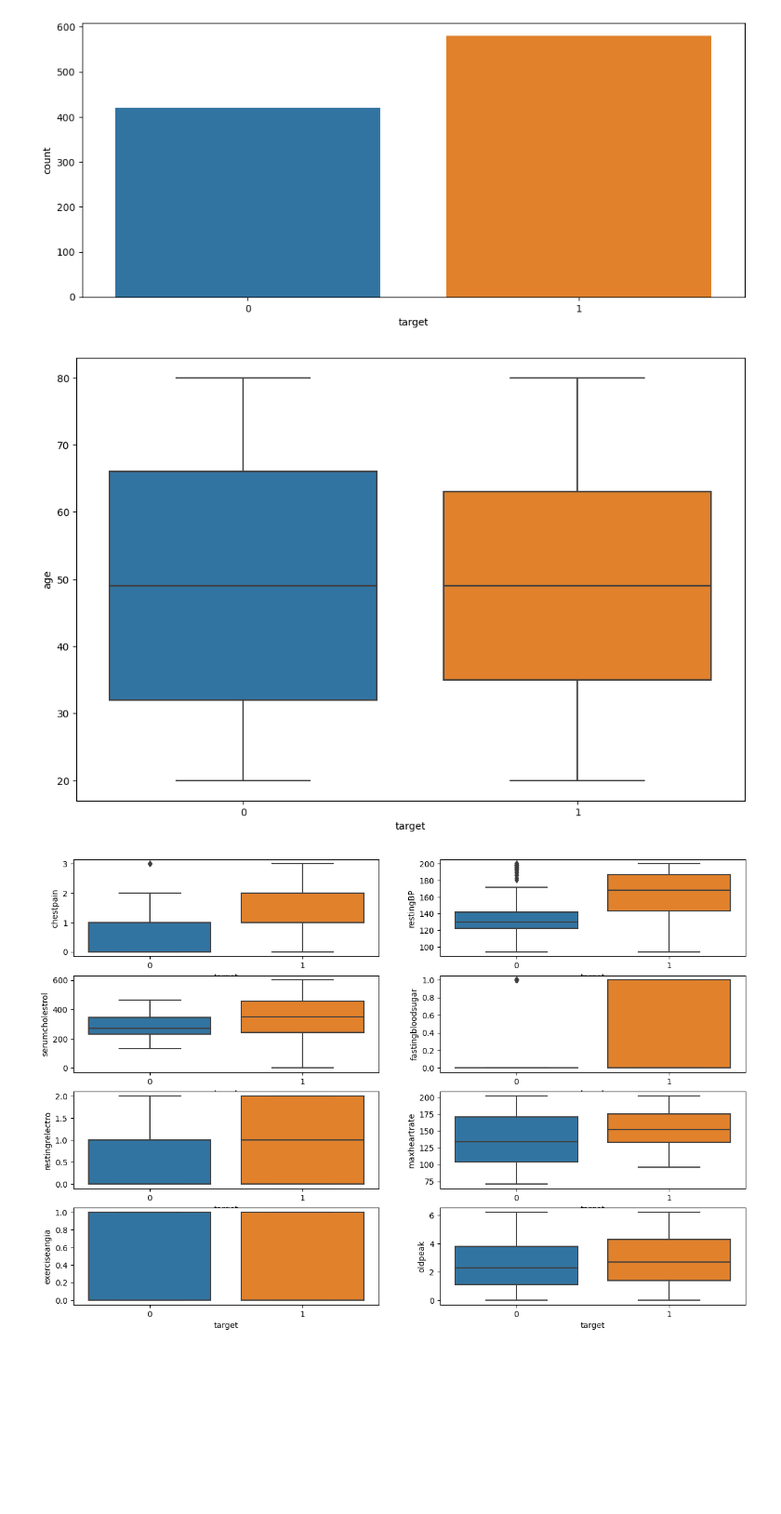
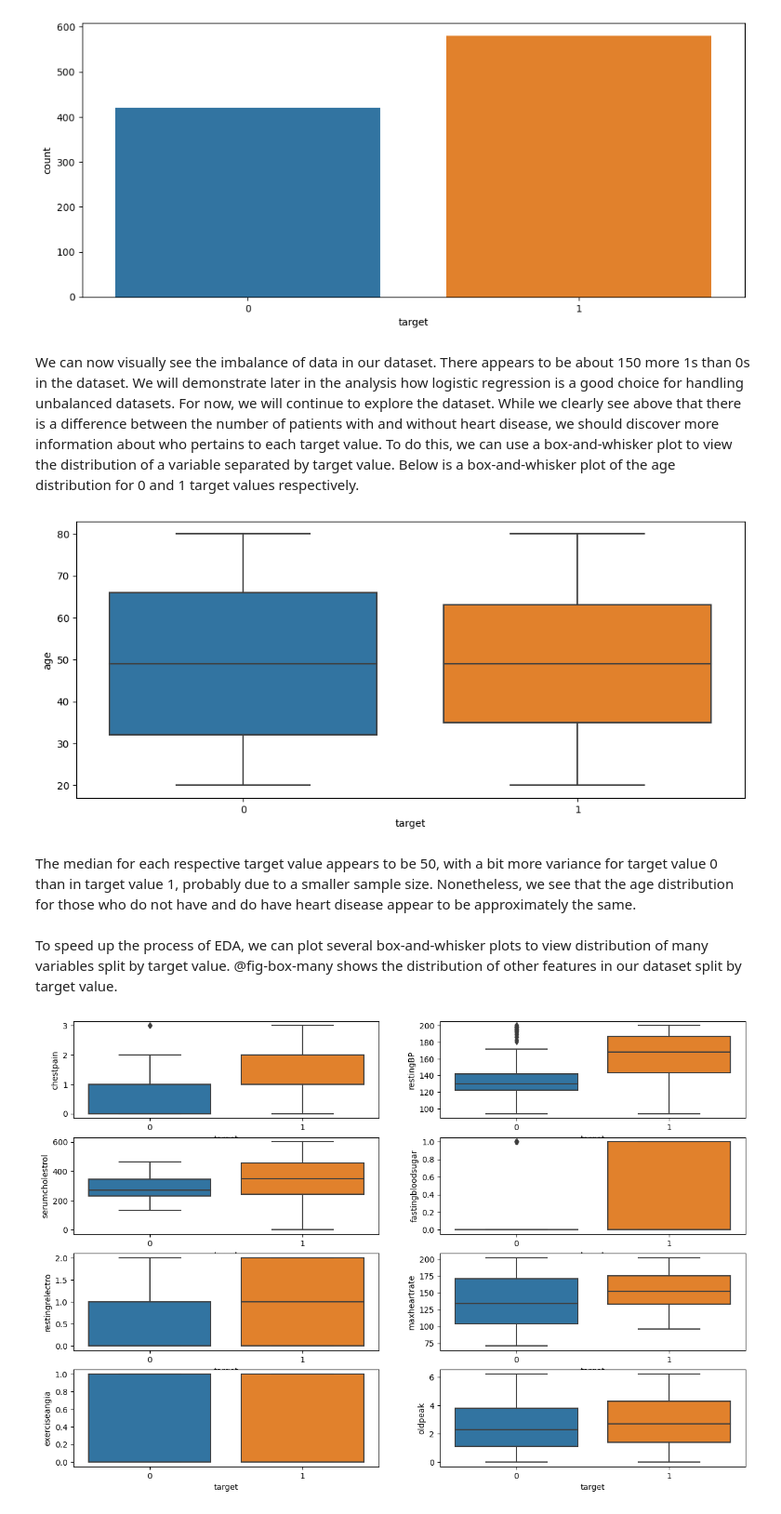
Before and after one commit to thebayesianbandit/thebayesianbandit.github.io, a Jupyter notebook: posts/heart-disease/heart_disease_analysis.ipynb, the cells around one changed output. Shown at 93% size. Drawn from its saved outputs; the diff is of its cells as text; code cells hidden in the pictures; blank space fills up the shorter version.

Commit message:
update heart disease

```diff
--- a/posts/heart-disease/heart_disease_analysis.ipynb
+++ b/posts/heart-disease/heart_disease_analysis.ipynb
@@ -129,13 +152,21 @@ plt.figure(figsize=(12,5))
 sns.countplot(x='target', data=df);
 # %% [output]
 [figure]
+# %% [markdown]
+We can now visually see the imbalance of data in our dataset. There appears to be about 150 more 1s than 0s in the dataset. We will demonstrate later in the analysis how logistic regression is a good choice for handling unbalanced datasets. For now, we will continue to explore the dataset. While we clearly see above that there is a difference between the number of patients with and without heart disease, we should discover more information about who pertains to each target value. To do this, we can use a box-and-whisker plot to view the distribution of a variable separated by target value. Below is a box-and-whisker plot of the age distribution for 0 and 1 target values respectively.
 # %%
 #| echo: false
+#| label: fig-box-age
+#| fig-cap: "Box-and-whisker plot of the distribution of age between the 2 target values. While the bar plot in @fig-target-bar showed a difference in the number of each target value, this plot shows there is no big difference in age distribution between the 2 target values."
 
 #Check box plot of distribution between 0s and 1s and age
-plt.figure(figsize=(12,8))
+plt.figure(figsize=(12,5))
 sns.boxplot(x='target', y='age', data=df);
 # %% [output]
-[figure, old version]
+[figure, new version]
+# %% [markdown]
+The median for each respective target value appears to be 50, with a bit more variance for target value 0 than in target value 1, probably due to a smaller sample size. Nonetheless, we see that the age distribution for those who do not have and do have heart disease appear to be approximately the same.
+# %% [markdown]
+To speed up the process of EDA, we can plot several box-and-whisker plots to view distribution of many variables split by target value. @fig-box-many shows the distribution of other features in our dataset split by target value.
 # %%
 #| echo: false
```
Also changed, not shown: parts of 62 cells of this notebook, 19 other files.
